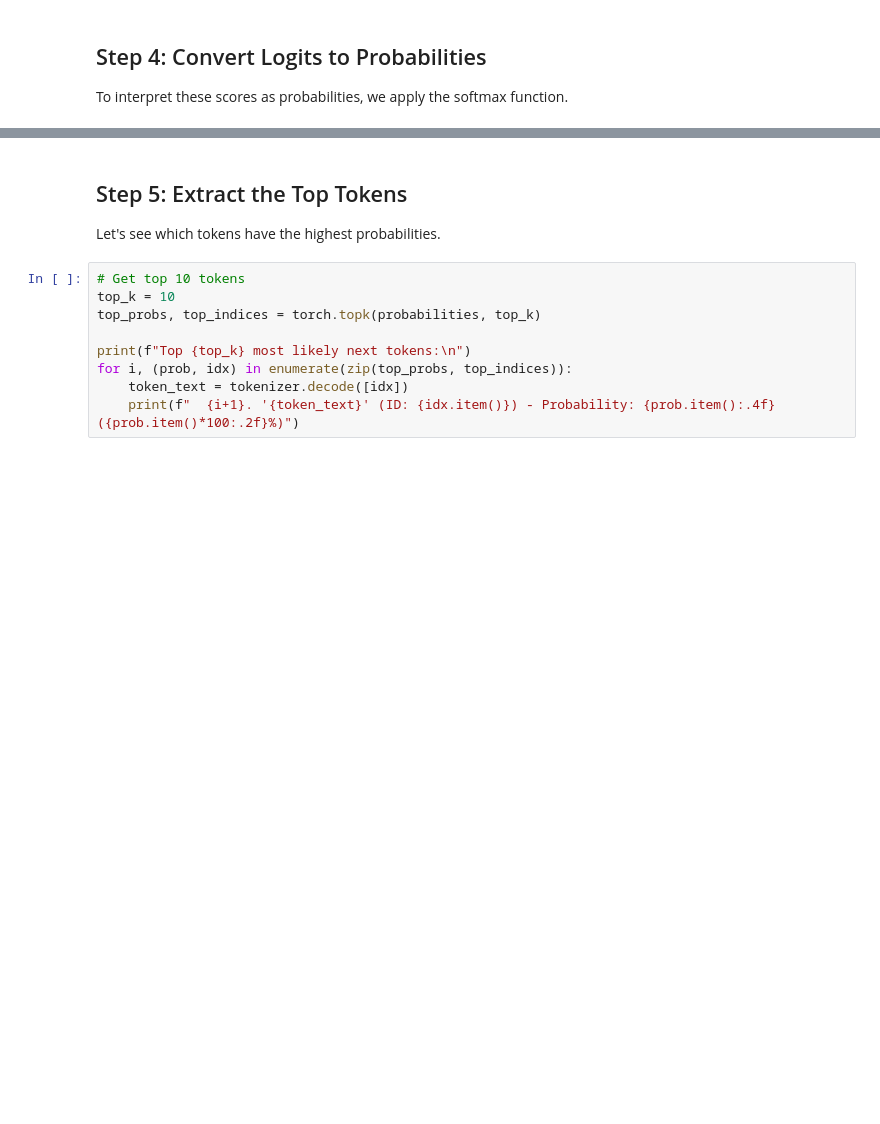
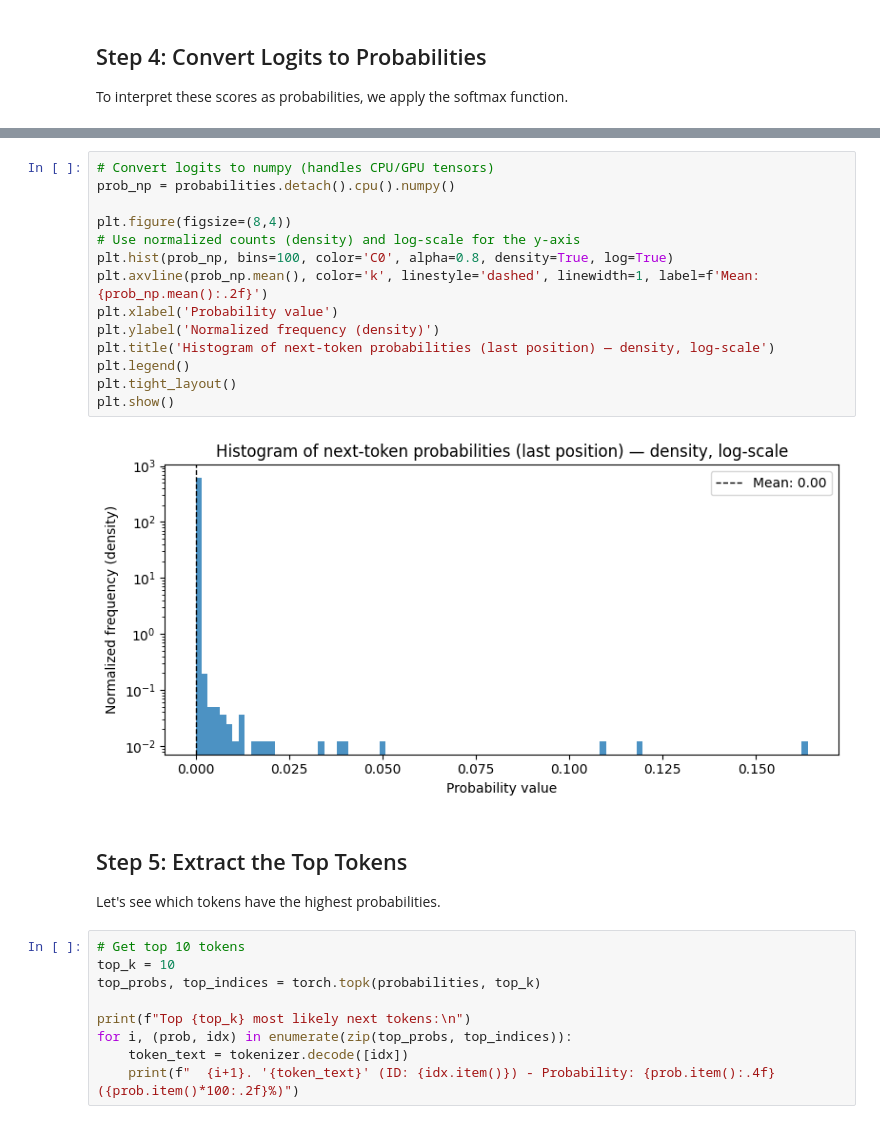
Before and after one commit to egozi/ai-rag-agents-course, a Jupyter notebook: llm_text_generation.ipynb, the cells around one changed output, grey strips where cells are left out. Cells and saved outputs as stored; diff of their text form; blank space fills up the shorter version.

```diff
--- a/llm_text_generation.ipynb
+++ b/llm_text_generation.ipynb
@@ -134,3 +189,19 @@ First 10 probability values: [1.0761151543192682e-06, 8.284580871986691e-06, 6.1
+# %%
+# Convert logits to numpy (handles CPU/GPU tensors)
+prob_np = probabilities.detach().cpu().numpy()
+
+plt.figure(figsize=(8,4))
+# Use normalized counts (density) and log-scale for the y-axis
+plt.hist(prob_np, bins=100, color='C0', alpha=0.8, density=True, log=True)
+plt.axvline(prob_np.mean(), color='k', linestyle='dashed', linewidth=1, label=f'Mean: {prob_np.mean():.2f}')
+plt.xlabel('Probability value')
+plt.ylabel('Normalized frequency (density)')
+plt.title('Histogram of next-token probabilities (last position) — density, log-scale')
+plt.legend()
+plt.tight_layout()
+plt.show()
+# %% [output]
+[figure, added]
 # %% [markdown]
 ## Step 5: Extract the Top Tokens
 
```
Also changed, not shown: parts of 9 cells of this notebook.
